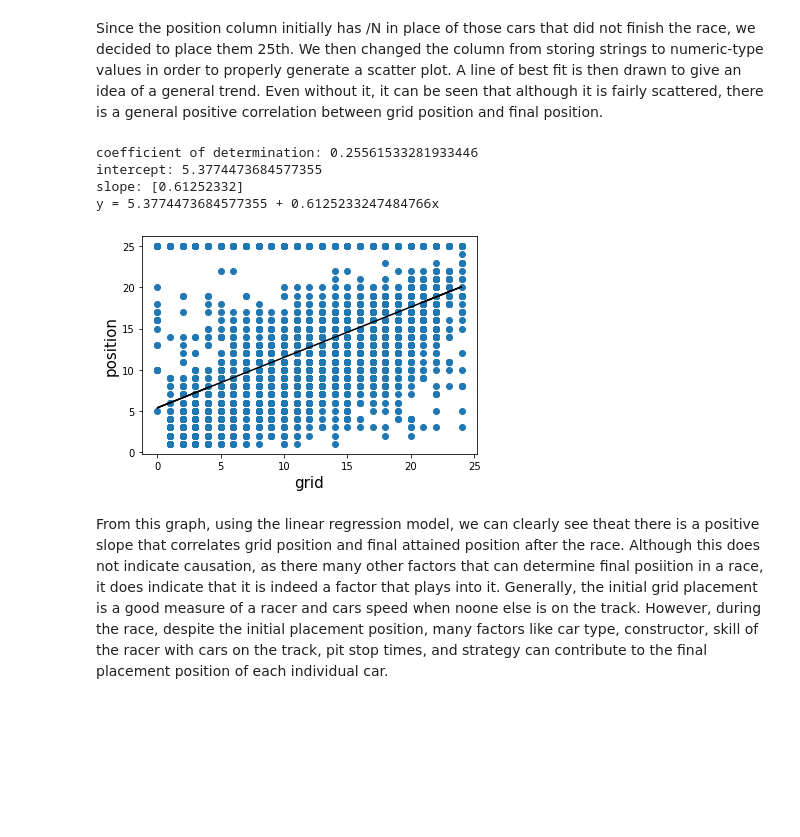
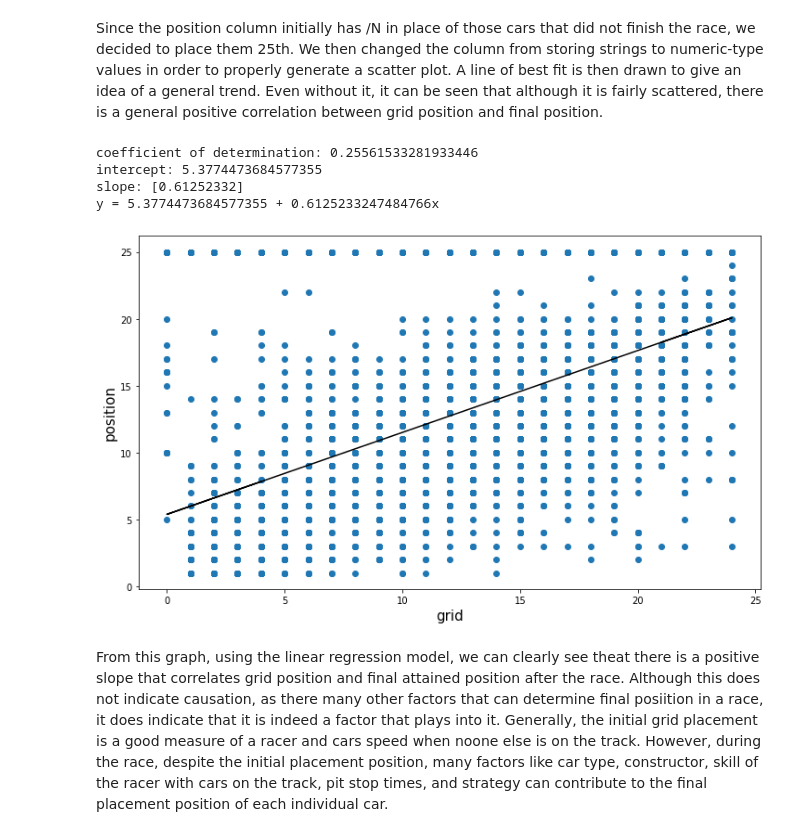
Before and after one commit to rnarla123/rnarla123.github.io, a Jupyter notebook: CMSC_320_Final_Project_F1_Cars.ipynb, the cells around one changed output. Saved outputs shown, nothing was run; the diff lists cells and outputs as text; code cells hidden in the pictures; blank space fills up the shorter version.

```diff
--- a/CMSC_320_Final_Project_F1_Cars.ipynb
+++ b/CMSC_320_Final_Project_F1_Cars.ipynb
@@ -390,23 +389,24 @@ Since the position column initially has /N in place of those cars that did not f
 # %%
 regr = linear_model.LinearRegression()
 x = np.array(r['grid']).reshape((-1, 1))
 y = np.array(r['position'])
 model = regr.fit(x,y)
+plt.figure(figsize=(12,7))
 plt.scatter(x, y)
 plt.plot(x, regr.predict(x), color='black')
 plt.xlabel('grid')
 plt.ylabel('position')
 
 print('coefficient of determination:', model.score(x, y))
 print('intercept:', model.intercept_)
 print('slope:', model.coef_)
 print('y = ' + str(model.intercept_) + ' + ' + str(model.coef_[0]) + 'x')
 # %% [output]
 coefficient of determination: 0.25561533281933446
 intercept: 5.3774473684577355
 slope: [0.61252332]
 y = 5.3774473684577355 + 0.6125233247484766x
-[figure, old version]
+[figure, new version]
 # %% [markdown]
 From this graph, using the linear regression model, we can clearly see theat there is a positive slope that correlates grid position and final attained position after the race. Although this does not indicate causation, as there many other factors that can determine final posiition in a race, it does indicate that it is indeed a factor that plays into it. Generally, the initial grid placement is a good measure of a racer and cars speed when noone else is on the track. However, during the race, despite the initial placement position, many factors like car type, constructor, skill of the racer with cars on the track, pit stop times, and strategy can contribute to the final placement position of each individual car.
 # %%
```
Also changed, not shown: parts of 23 cells of this notebook, 1 other file.
